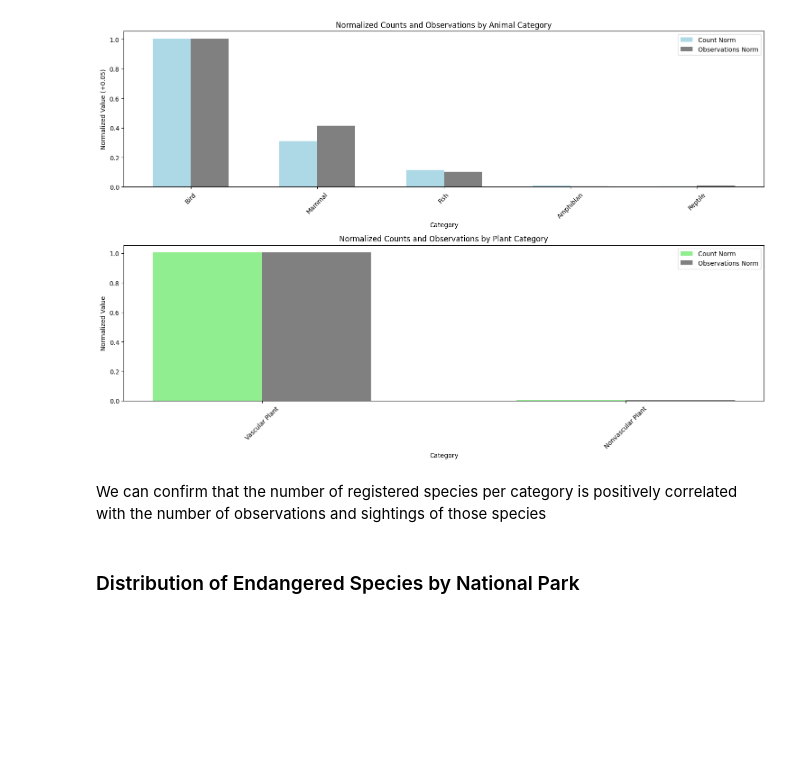
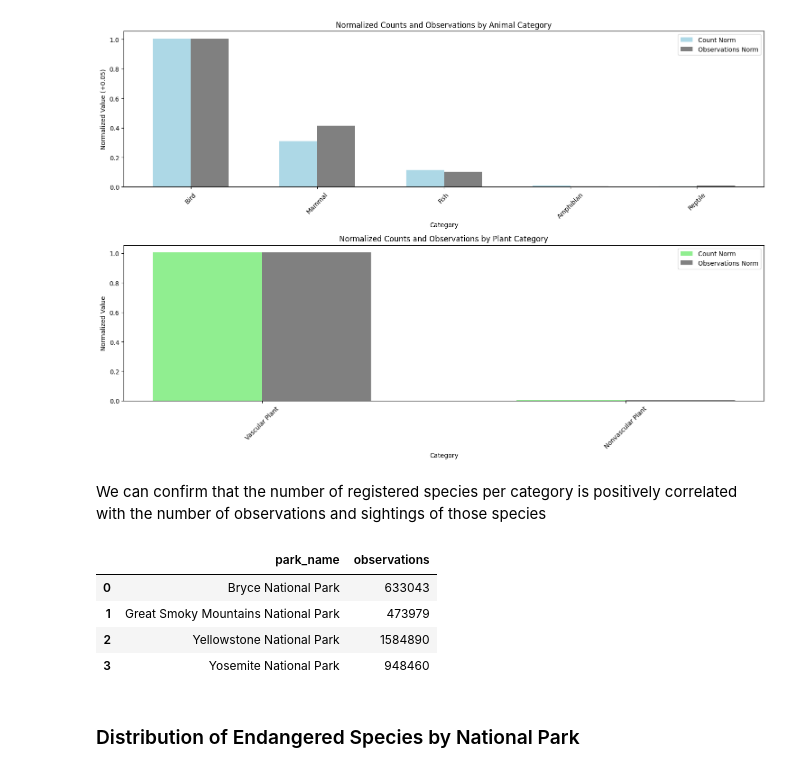
Before and after one commit to raserr11/Biodiversity-Course-Project, a Jupyter notebook: biodiversity.ipynb, the cells around one changed output. Saved outputs shown, nothing was run; the diff lists cells and outputs as text; code cells hidden in the pictures; blank space fills up the shorter version.

```diff
--- a/biodiversity.ipynb
+++ b/biodiversity.ipynb
@@ -277,5 +307,14 @@ plt.show()
 [figure]
 # %% [markdown]
 We can confirm that the number of registered species per category is positively correlated with the number of observations and sightings of those species
+# %%
+## BORRAAAAAAR
+merged_df.groupby('park_name')['observations'].sum().reset_index()
+# %% [output]
+|  | park_name | observations |
+| 0 | Bryce National Park | 633043 |
+| 1 | Great Smoky Mountains National Park | 473979 |
+| 2 | Yellowstone National Park | 1584890 |
+| 3 | Yosemite National Park | 948460 |
 # %% [markdown]
 ### Distribution of Endangered Species by National Park
```
Also changed, not shown: parts of 10 cells of this notebook.
